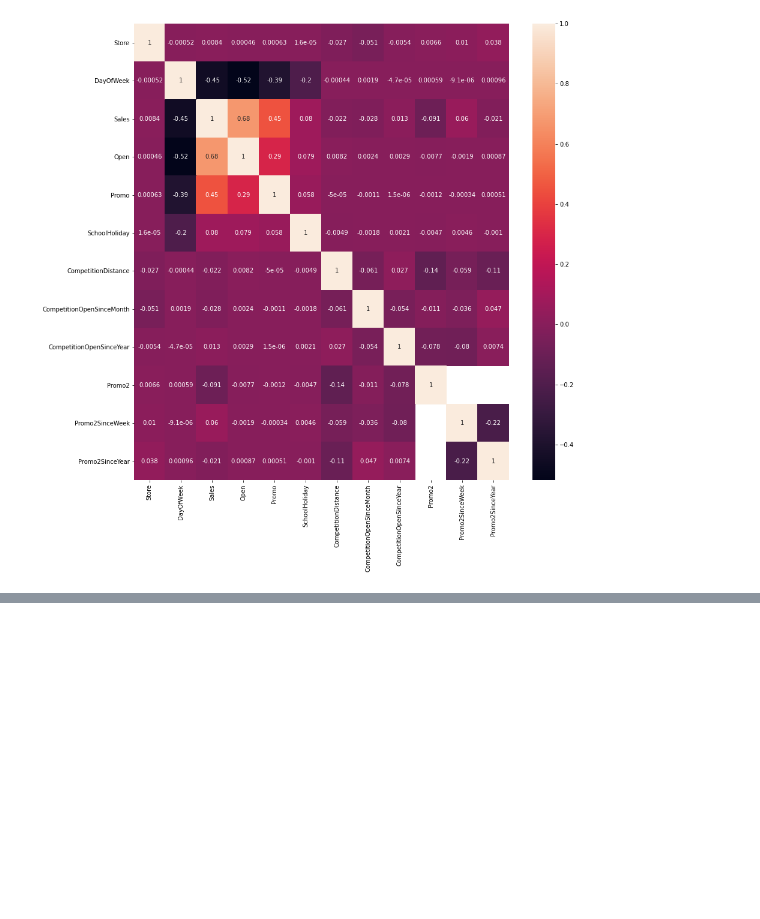
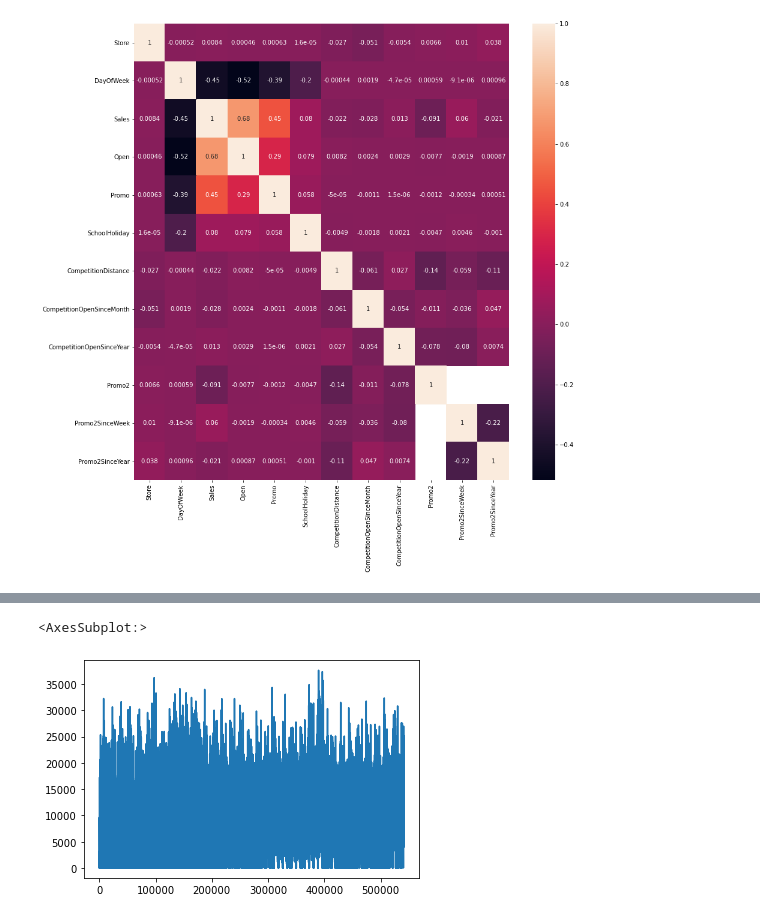
Before and after one commit to JohnEnev/DSR-competition-team1, a Jupyter notebook: notebooks/SG_playing_with_data.ipynb, the cells around one changed output, grey strips where cells are left out. Cells and saved outputs as stored; diff of their text form; code cells hidden in the pictures; blank space fills up the shorter version.

```diff
--- a/notebooks/SG_playing_with_data.ipynb
+++ b/notebooks/SG_playing_with_data.ipynb
@@ -234,0 +268,7 @@ plt.show()
+# %%
+#Split the data into training and cross validation samples
+#The last 3 months go to the validation sample
+split_date = '2014-05-01'
+
+df_train = rosman_df_new.loc[rosman_df_new.loc[:, 'Date'] < split_date, :]
+df_cv = rosman_df_new.loc[rosman_df_new.loc[:, 'Date'] >= split_date, :]
@@ -234,0 +305,2 @@ plt.show()
+# %%
+df_train['Sales_mean'] = df_train.loc[:, 'Sales'].mean()
@@ -234,0 +322,5 @@ plt.show()
+# %%
+df_train.loc[:, 'Sales'].plot()
+# %% [output]
+<AxesSubplot:>
+[figure, added]
```
Also changed, not shown: parts of 13 cells of this notebook.
